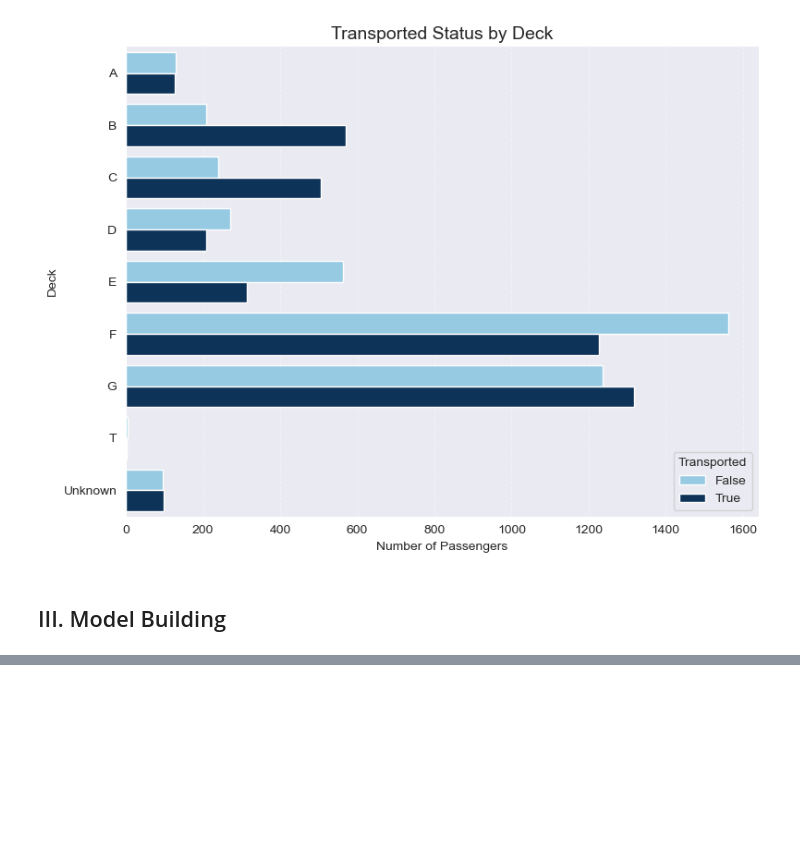
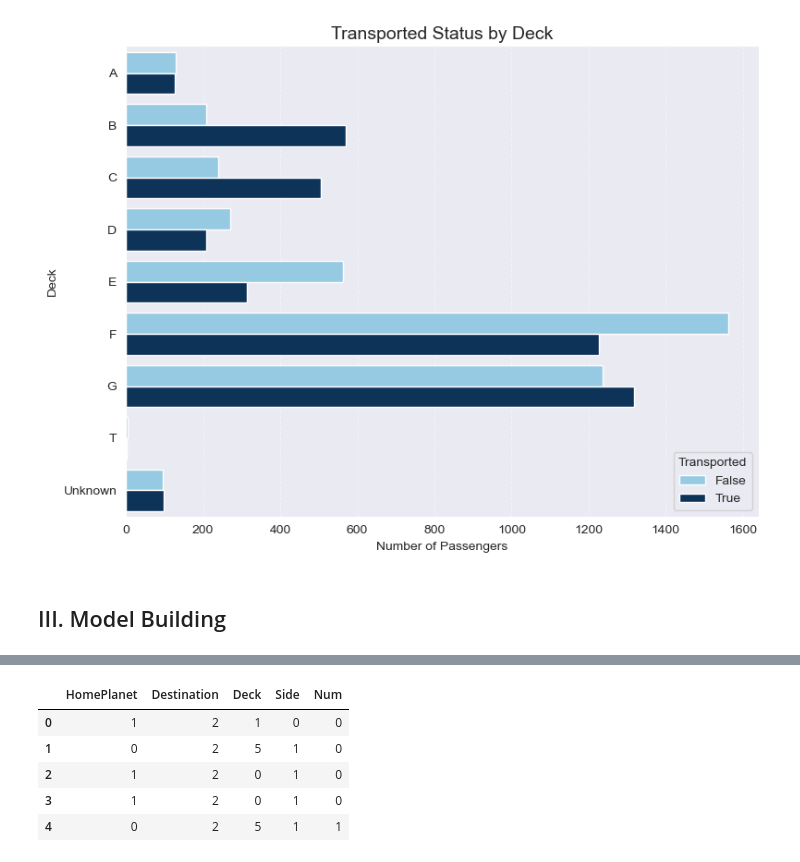
Before and after one commit to herolava259/machine-learning-gym, a Jupyter notebook: data-science/notebooks/spaceship-challenge/space-ship-titanic-deep-dive.ipynb, the cells around one changed output, grey strips where cells are left out. Cells and saved outputs as stored; diff of their text form; code cells hidden in the pictures; blank space fills up the shorter version.

```diff
--- a/data-science/notebooks/spaceship-challenge/space-ship-titanic-deep-dive.ipynb
+++ b/data-science/notebooks/spaceship-challenge/space-ship-titanic-deep-dive.ipynb
@@ -482,0 +562,9 @@ plt.show()
+# %%
+df_train[cols].head()
+# %% [output]
+|  | HomePlanet | Destination | Deck | Side | Num |
+| 0 | 1 | 2 | 1 | 0 | 0 |
+| 1 | 0 | 2 | 5 | 1 | 0 |
+| 2 | 1 | 2 | 0 | 1 | 0 |
+| 3 | 1 | 2 | 0 | 1 | 0 |
+| 4 | 0 | 2 | 5 | 1 | 1 |
```
Also changed, not shown: parts of 16 cells of this notebook, 2 other files.
